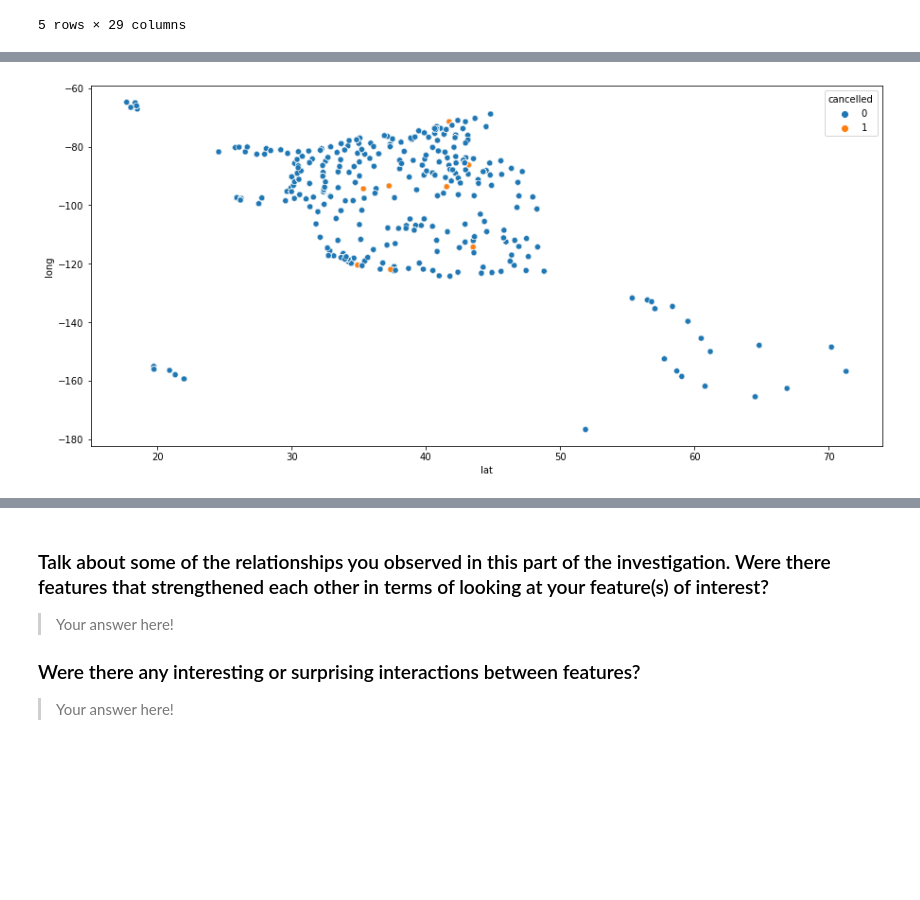
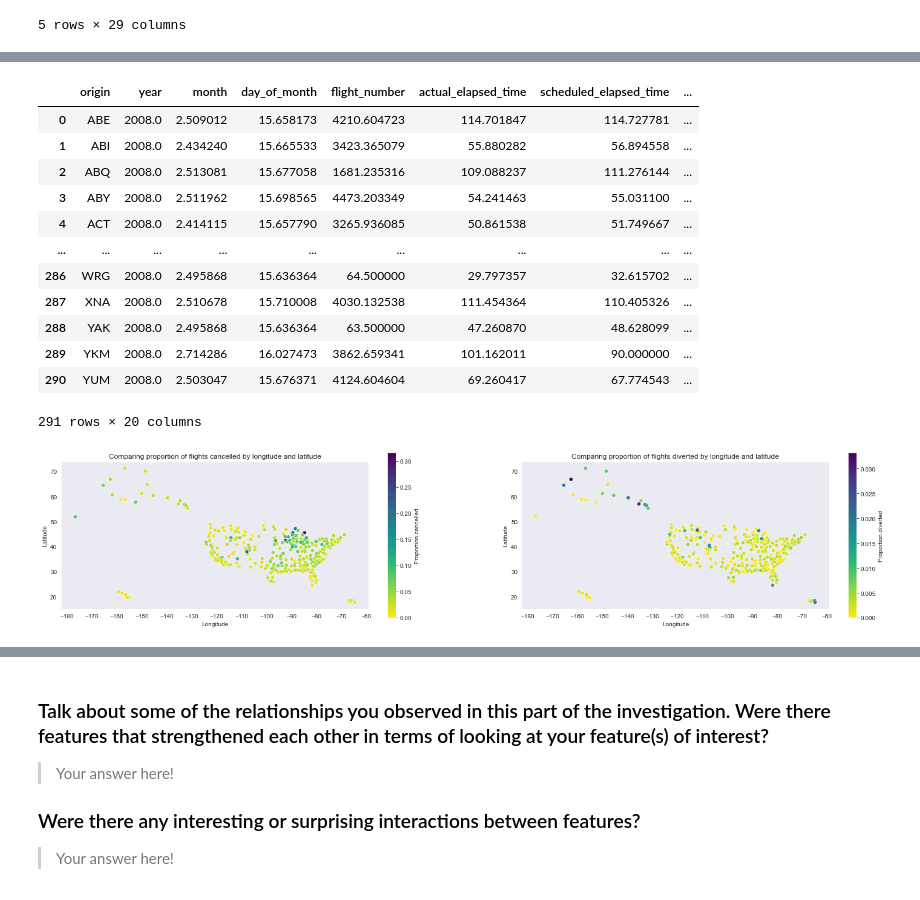
Before and after one commit to Vincentk-94/Communicate_data_findings, a Jupyter notebook: 2008 Flight Delays - Project.ipynb, the cells around one changed output, grey strips where cells are left out. Drawn from its saved outputs; the diff is of its cells as text; code cells hidden in the pictures; blank space fills up the shorter version.

```diff
--- a/2008 Flight Delays - Project.ipynb
+++ b/2008 Flight Delays - Project.ipynb
@@ -1211 +1207,19 @@ flights.head()
+# %%
+# find mean values by origin
+origin_mean = flights.groupby('origin').mean().reset_index()
+origin_mean
+# %% [output]
+|  | origin | year | month | day_of_month | flight_number | actual_elapsed_time | scheduled_elapsed_time | ... |
+| 0 | ABE | 2008.0 | 2.509012 | 15.658173 | 4210.604723 | 114.701847 | 114.727781 | ... |
+| 1 | ABI | 2008.0 | 2.434240 | 15.665533 | 3423.365079 | 55.880282 | 56.894558 | ... |
+| 2 | ABQ | 2008.0 | 2.513081 | 15.677058 | 1681.235316 | 109.088237 | 111.276144 | ... |
+| 3 | ABY | 2008.0 | 2.511962 | 15.698565 | 4473.203349 | 54.241463 | 55.031100 | ... |
+| 4 | ACT | 2008.0 | 2.414115 | 15.657790 | 3265.936085 | 50.861538 | 51.749667 | ... |
+| ... | ... | ... | ... | ... | ... | ... | ... | ... |
+| 286 | WRG | 2008.0 | 2.495868 | 15.636364 | 64.500000 | 29.797357 | 32.615702 | ... |
+| 287 | XNA | 2008.0 | 2.510678 | 15.710008 | 4030.132538 | 111.454364 | 110.405326 | ... |
+| 288 | YAK | 2008.0 | 2.495868 | 15.636364 | 63.500000 | 47.260870 | 48.628099 | ... |
+| 289 | YKM | 2008.0 | 2.714286 | 16.027473 | 3862.659341 | 101.162011 | 90.000000 | ... |
+| 290 | YUM | 2008.0 | 2.503047 | 15.676371 | 4124.604604 | 69.260417 | 67.774543 | ... |
+291 rows × 20 columns
 # %%
@@ -1214,6 +1228,48 @@ flights_airports = pd.DataFrame.merge(flights,airports[['iata','airport','city',
                                       left_on = ['origin'],right_on=['iata'], how='left')
-# %%
-plt.figure(figsize=(15,7))
-sns.scatterplot(data=flights_airports,x='lat',y='long',hue='cancelled');
-# %% [output]
-[figure, removed]
+# %%
+# round up/down to nearest 10
+def roundup(x):
+    return int(math.ceil(x / 10.0)) * 10
+def rounddown(x):
+    return int(math.floor(x/10.0)) * 10
+# %%
+def heatmap(x):
+    colour = 'viridis_r'
+    # plot graph
+    ax = sns.scatterplot(data=origin_sub,x='long',y='lat',hue=x,palette = colour)
+
+    # set labels and tick locations
+    x_ticks = np.arange(rounddown(origin_sub['long'].min())-10,roundup(origin_sub['long'].max())+10,10)
+    y_ticks = np.arange(rounddown(origin_sub['lat'].min())-10,roundup(origin_sub['lat'].max())+10,10)
+    plt.xticks(x_ticks)
+    plt.yticks(y_ticks)
+    plt.axis('scaled')
+    plt.xticks
+    plt.xlabel('Longitude')
+    plt.ylabel('Latitude')
+
+    # add colour bar, remove legend
+    norm = plt.Normalize(origin_sub[x].min(), origin_sub[x].max())
+    sm = plt.cm.ScalarMappable(cmap=colour, norm=norm)
+    sm.set_array([])
+
+    ax.get_legend().remove()
+    bar = ax.figure.colorbar(sm)
+
+    # colour bar labels
+    if flights[x].max()==1:
+        bar.set_label('Proportion '+ x)
+        plt.title('Comparing proportion of flights '+ x +' by longitude and latitude')
+    else:
+        bar.set_label(x.replace('_',' ')+' (minutes)')
+        plt.title('Mean flight delay (minutes) due to '+ x.replace('_'," ").replace('delay',''))
+# %%
+dark()
+plt.figure(figsize=(25,5))
+plt.subplot(1,2,1)
+heatmap('cancelled')
+
+plt.subplot(1,2,2)
+heatmap('diverted')
+# %% [output]
+[figure, added]
```
Also changed, not shown: parts of 15 cells of this notebook.
